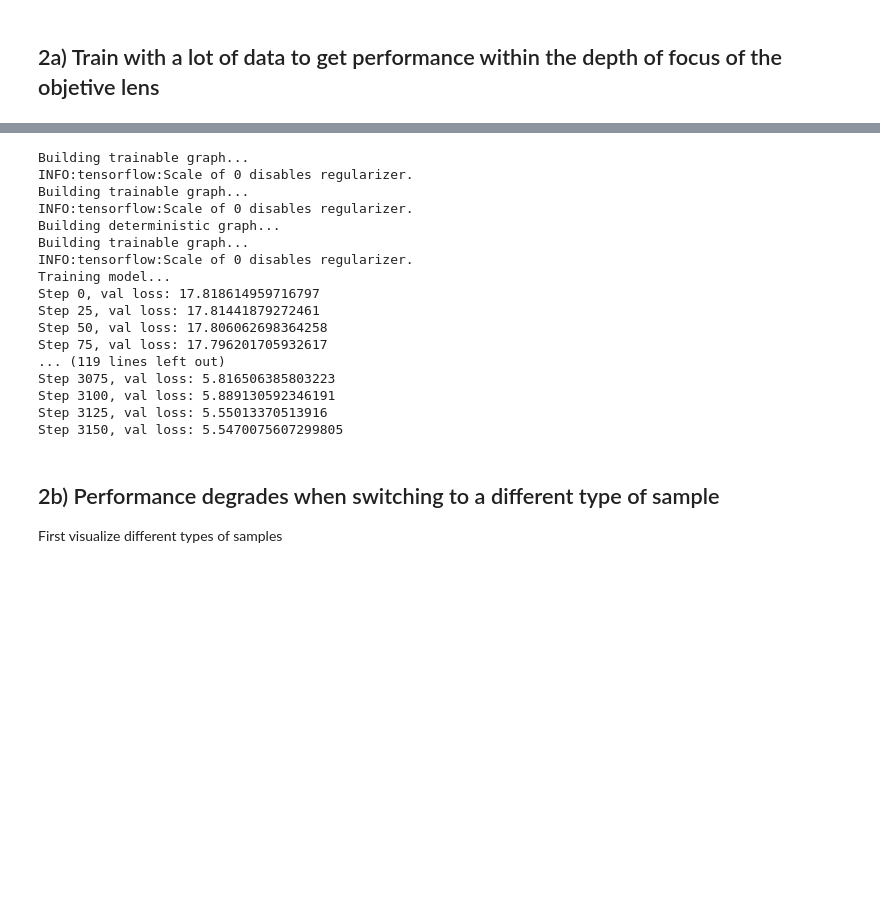
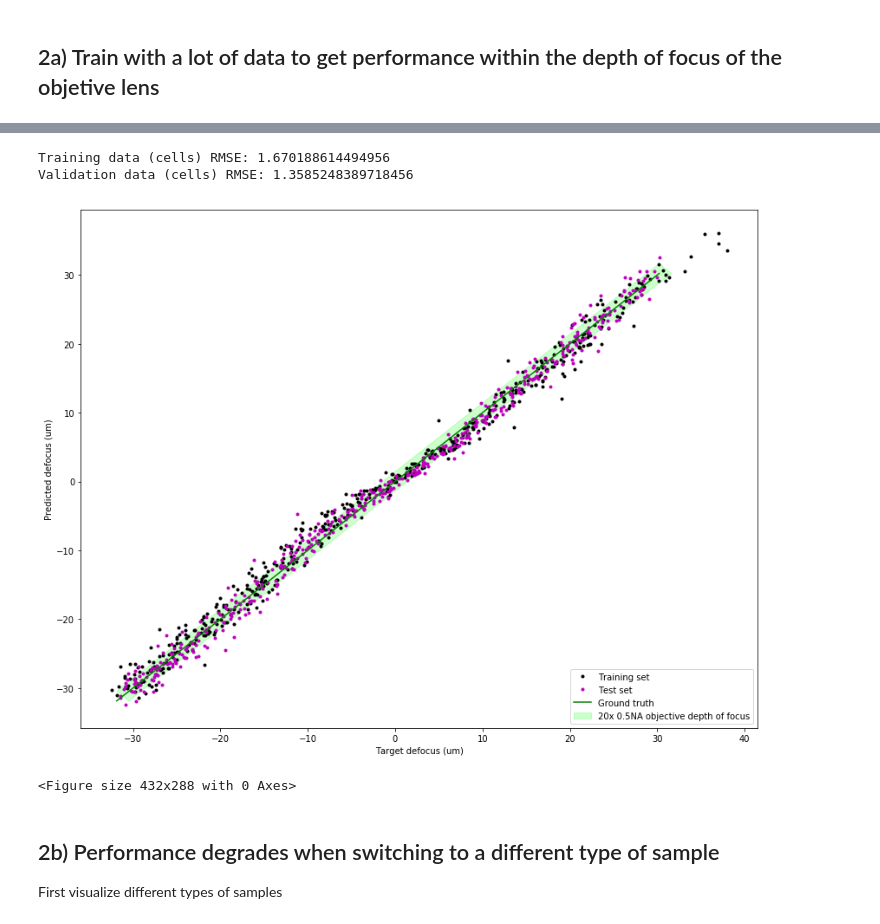
Before and after one commit to Waller-Lab/DeepAutofocus, a Jupyter notebook: deep_af_demo.ipynb, the cells around one changed output, grey strips where cells are left out. Drawn from its saved outputs; the diff is of its cells as text; code cells hidden in the pictures; blank space fills up the shorter version.

Commit message:
added good model

```diff
--- a/deep_af_demo.ipynb
+++ b/deep_af_demo.ipynb
@@ -283,45 +331,22 @@ Reading precomputed focal plane pos index 36 of 36
 # %%
-# Create network and train it
-with DefocusNetwork(input_shape=train_features.shape[1], train_generator=train_generator,
-                    val_generator=val_generator, predict_input_shape=[patch_size, patch_size],
-                    deterministic_params=deterministic_params, train_mode='train',
-                    learning_rate=2e-5,num_hidden_units=10*[100], export_path='./good_model'  ) as network:
-
-    # run training set and both valdation sets through network to generate predictions
-    train_prediction_defocus, train_target_defocus = network.predict(train_generator)
-    test_prediction_defocus, test_target_defocus = network.predict(test_generator)
-
 plt.figure(figsize=(14, 11))
-plot_results(train_prediction_defocus, train_target_defocus)
-plot_results(test_prediction_defocus, test_target_defocus, draw_rect=True)
+plot_results(train_prediction_defocus, train_target_defocus, color='k')
+plot_results(test_prediction_defocus, test_target_defocus, draw_rect=True, color='m')
 plt.legend(['Training set', 'Test set', 'Ground truth', '20x 0.5NA objective depth of focus'])
 print('Training data (cells) RMSE: {}'.format(
     np.sqrt(np.mean((train_prediction_defocus - train_target_defocus) ** 2))))
 print('Validation data (cells) RMSE: {}'.format(
     np.sqrt(np.mean((test_prediction_defocus - test_target_defocus) ** 2))))
 
 plt.show()
 if not os.path.isdir('figures'):
     os.mkdir('figures')
 plt.savefig('figures/good_test_performance.eps')
 # %% [output]
-Building trainable graph...
-INFO:tensorflow:Scale of 0 disables regularizer.
-Building trainable graph...
-INFO:tensorflow:Scale of 0 disables regularizer.
-Building deterministic graph...
-Building trainable graph...
-INFO:tensorflow:Scale of 0 disables regularizer.
-Training model...
-Step 0, val loss: 17.818614959716797
-Step 25, val loss: 17.81441879272461
-Step 50, val loss: 17.806062698364258
-Step 75, val loss: 17.796201705932617
-... (119 lines left out)
-Step 3075, val loss: 5.816506385803223
-Step 3100, val loss: 5.889130592346191
-Step 3125, val loss: 5.55013370513916
-Step 3150, val loss: 5.5470075607299805
+Training data (cells) RMSE: 1.670188614494956
+Validation data (cells) RMSE: 1.3585248389718456
+[figure, added]
+<Figure size 432x288 with 0 Axes>
 # %% [markdown]
 ## 2b) Performance degrades when switching to a different type of sample
 First visualize different types of samples
```
Also changed, not shown: parts of 17 cells of this notebook, 6 other files.
